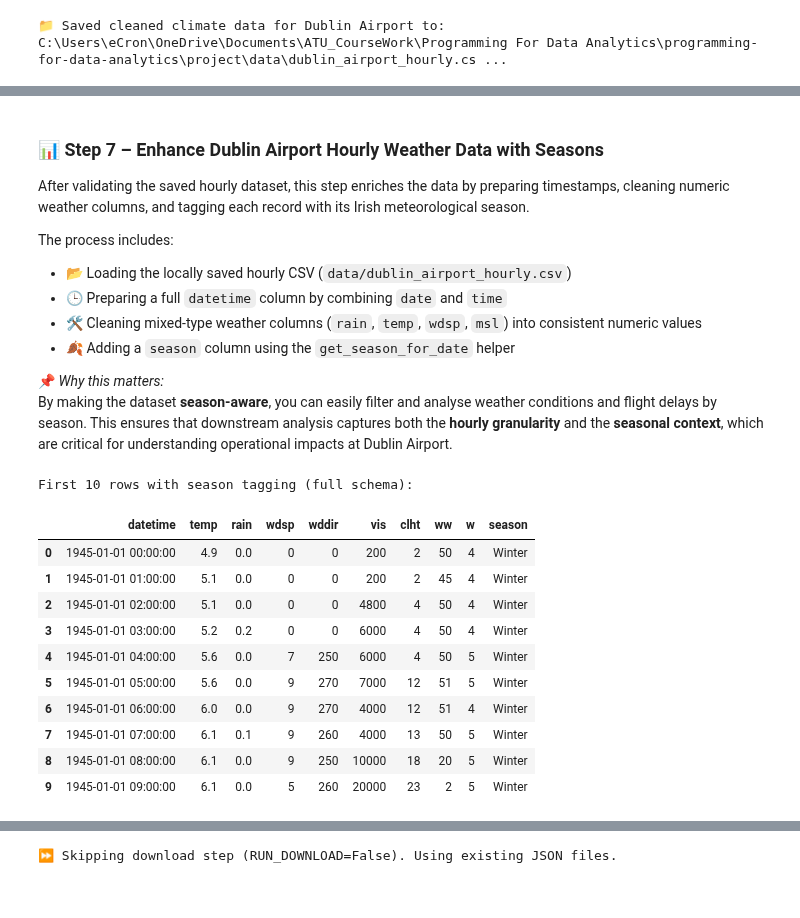
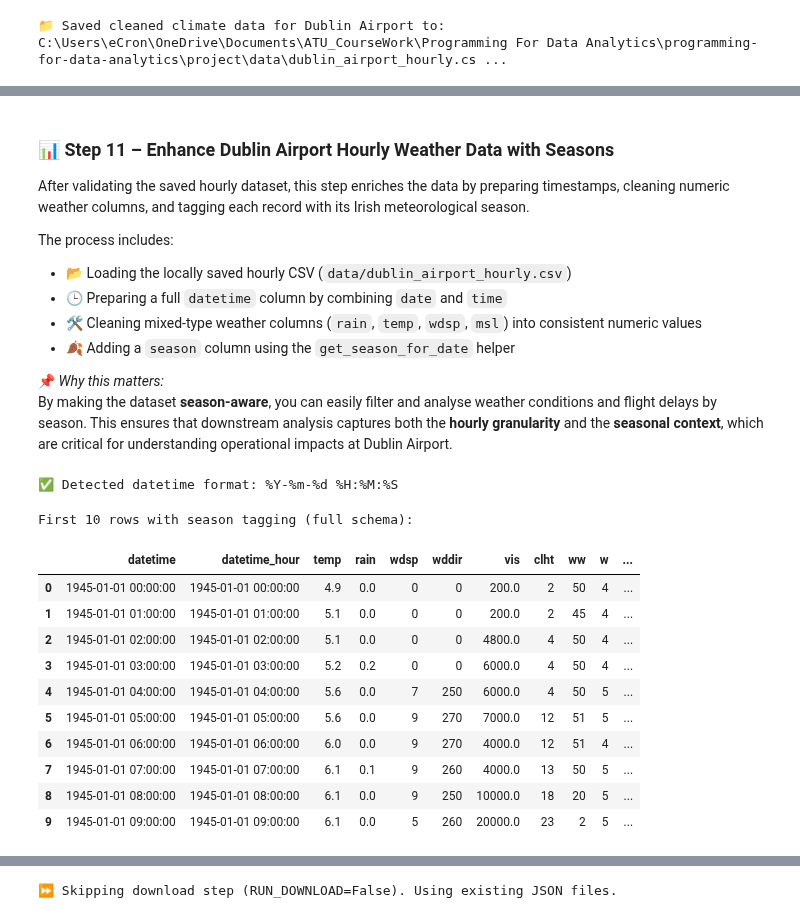
Before and after one commit to ECronin1973/programming-for-data-analytics, a Jupyter notebook: project/flight_reroute_dub.ipynb, the cells around one changed output, grey strips where cells are left out. Saved outputs shown, nothing was run; the diff lists cells and outputs as text; code cells hidden in the pictures.

```diff
--- a/project/flight_reroute_dub.ipynb
+++ b/project/flight_reroute_dub.ipynb
@@ -746,15 +811,13 @@ For Dublin Airport analysis, hourly weather data provides the necessary detail t
 📖 Reference:
 - [GeeksforGeeks – Explain Data Versioning](https://www.geeksforgeeks.org/machine-learning/explain-data-versioning/)
 # %%
-# 📁 Step 5 – Save the Cleaned CSV File
+# 📁 Step 9 – Save the Cleaned CSV File
 
 # --- Ensure 'data' folder exists ---
 DATA_PATH.parent.mkdir(parents=True, exist_ok=True)
 
-# --- Save cleaned data starting from the detected header row ---
-with open(DATA_PATH, "w", encoding="utf-8") as f:
-    for line in lines[header_index:]:
-        f.write(line + "\n")
+# --- Save cleaned DataFrame directly (safer than writing raw lines) ---
+df_weather.to_csv(DATA_PATH, index=False, encoding="utf-8")
 
 # ✅ Confirm save location
 print(f"📁 Saved cleaned climate data for Dublin Airport to: {DATA_PATH.resolve()}")
@@ -805,5 +902,5 @@ Local shape: (708577, 21), Online shape: (708577, 21)
 # %% [markdown]
-### 📊 Step 7 – Enhance Dublin Airport Hourly Weather Data with Seasons
+### 📊 Step 11 – Enhance Dublin Airport Hourly Weather Data with Seasons
 
 After validating the saved hourly dataset, this step enriches the data by preparing timestamps, cleaning numeric weather columns, and tagging each record with its Irish meteorological season.
 
@@ -817,36 +914,53 @@ The process includes:
 📌 *Why this matters:*
 By making the dataset **season‑aware**, you can easily filter and analyse weather conditions and flight delays by season. This ensures that downstream analysis captures both the **hourly granularity** and the **seasonal context**, which are critical for understanding operational impacts at Dublin Airport.
 # %%
-# 📊 Step 7 – Enhance Dublin Airport Hourly Weather Data with Seasons
+# 📊 Step 11 – Enhance Dublin Airport Hourly Weather Data with Seasons
 
 # --- Load the locally saved hourly CSV ---
-df_weather = load_cleaned_weather_data()
+df_weather = load_cleaned_weather_data("data/dublin_airport_hourly.csv")
 
-# --- Prepare datetime column (parse combined date+time) ---
-df_weather = prepare_weather_data(df_weather)
+# --- Parse datetime column using helper ---
+if "datetime" in df_weather.columns:
+    df_weather = parse_datetime_column(df_weather, "datetime")
+elif "date" in df_weather.columns:
+    df_weather = parse_datetime_column(df_weather, "date")
+else:
+    raise KeyError("No suitable date/datetime column found in weather dataset")
 
-# --- Clean numeric weather columns (rain, temp, wind, pressure, etc.) ---
+# --- Create floored datetime for alignment with flights ---
+df_weather["datetime_hour"] = df_weather["datetime"].dt.floor("H")
+
+# --- Clean numeric weather columns ---
 df_weather = clean_weather_columns(df_weather)
 
-# --- Vectorised season assignment ---
+# --- Assign seasons ---
 df_weather = assign_season_vectorized(df_weather, datetime_col="datetime")
 
-# --- Restrict to unified weather schema ---
-df_weather = df_weather[[c for c in delay_relevant_weather_cols if c in df_weather.columns]]
+# --- Restrict to unified weather schema (log missing columns if any) ---
+missing_cols = [c for c in delay_relevant_weather_cols if c not in df_weather.columns]
+if missing_cols:
+    print(f"⚠️ Warning: the following expected columns are missing: {missing_cols}")
 
-# ✅ Inspect result (all relevant columns)
+df_weather = df_weather[delay_relevant_weather_cols].copy()
+
+# ✅ Inspect result
 print("First 10 rows with season tagging (full schema):")
 display(df_weather.head(10))
+
+# 🔍 Validation: show available date range
+print("Available date range in dataset:")
+print(df_weather["datetime"].min(), "→", df_weather["datetime"].max())
 # %% [output]
-First 10 rows with season tagging (full schema):
+✅ Detected datetime format: %Y-%m-%d %H:%M:%S
+First 10 rows with season tagging (full schema):
-|  | datetime | temp | rain | wdsp | wddir | vis | clht | ww | w | season |
-| 0 | 1945-01-01 00:00:00 | 4.9 | 0.0 | 0 | 0 | 200 | 2 | 50 | 4 | Winter |
-| 1 | 1945-01-01 01:00:00 | 5.1 | 0.0 | 0 | 0 | 200 | 2 | 45 | 4 | Winter |
-| 2 | 1945-01-01 02:00:00 | 5.1 | 0.0 | 0 | 0 | 4800 | 4 | 50 | 4 | Winter |
-| 3 | 1945-01-01 03:00:00 | 5.2 | 0.2 | 0 | 0 | 6000 | 4 | 50 | 4 | Winter |
-| 4 | 1945-01-01 04:00:00 | 5.6 | 0.0 | 7 | 250 | 6000 | 4 | 50 | 5 | Winter |
-| 5 | 1945-01-01 05:00:00 | 5.6 | 0.0 | 9 | 270 | 7000 | 12 | 51 | 5 | Winter |
-| 6 | 1945-01-01 06:00:00 | 6.0 | 0.0 | 9 | 270 | 4000 | 12 | 51 | 4 | Winter |
-| 7 | 1945-01-01 07:00:00 | 6.1 | 0.1 | 9 | 260 | 4000 | 13 | 50 | 5 | Winter |
-| 8 | 1945-01-01 08:00:00 | 6.1 | 0.0 | 9 | 250 | 10000 | 18 | 20 | 5 | Winter |
-| 9 | 1945-01-01 09:00:00 | 6.1 | 0.0 | 5 | 260 | 20000 | 23 | 2 | 5 | Winter |
+|  | datetime | datetime_hour | temp | rain | wdsp | wddir | vis | clht | ww | w | ... |
+| 0 | 1945-01-01 00:00:00 | 1945-01-01 00:00:00 | 4.9 | 0.0 | 0 | 0 | 200.0 | 2 | 50 | 4 | ... |
+| 1 | 1945-01-01 01:00:00 | 1945-01-01 01:00:00 | 5.1 | 0.0 | 0 | 0 | 200.0 | 2 | 45 | 4 | ... |
+| 2 | 1945-01-01 02:00:00 | 1945-01-01 02:00:00 | 5.1 | 0.0 | 0 | 0 | 4800.0 | 4 | 50 | 4 | ... |
+| 3 | 1945-01-01 03:00:00 | 1945-01-01 03:00:00 | 5.2 | 0.2 | 0 | 0 | 6000.0 | 4 | 50 | 4 | ... |
+| 4 | 1945-01-01 04:00:00 | 1945-01-01 04:00:00 | 5.6 | 0.0 | 7 | 250 | 6000.0 | 4 | 50 | 5 | ... |
+| 5 | 1945-01-01 05:00:00 | 1945-01-01 05:00:00 | 5.6 | 0.0 | 9 | 270 | 7000.0 | 12 | 51 | 5 | ... |
+| 6 | 1945-01-01 06:00:00 | 1945-01-01 06:00:00 | 6.0 | 0.0 | 9 | 270 | 4000.0 | 12 | 51 | 4 | ... |
+| 7 | 1945-01-01 07:00:00 | 1945-01-01 07:00:00 | 6.1 | 0.1 | 9 | 260 | 4000.0 | 13 | 50 | 5 | ... |
+| 8 | 1945-01-01 08:00:00 | 1945-01-01 08:00:00 | 6.1 | 0.0 | 9 | 250 | 10000.0 | 18 | 20 | 5 | ... |
+| 9 | 1945-01-01 09:00:00 | 1945-01-01 09:00:00 | 6.1 | 0.0 | 5 | 260 | 20000.0 | 23 | 2 | 5 | ... |
```
Also changed, not shown: parts of 74 cells of this notebook, 27 other files.
